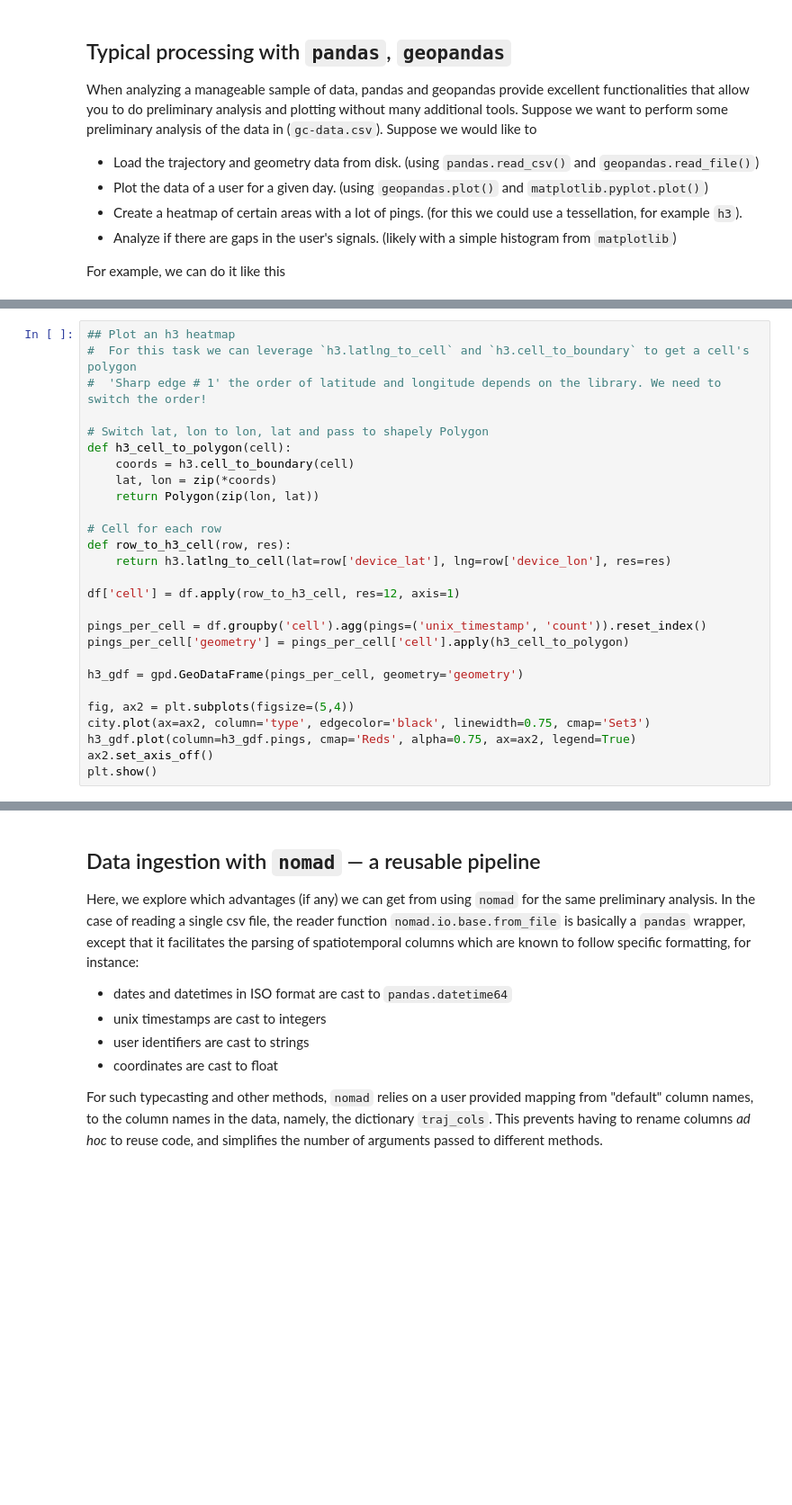
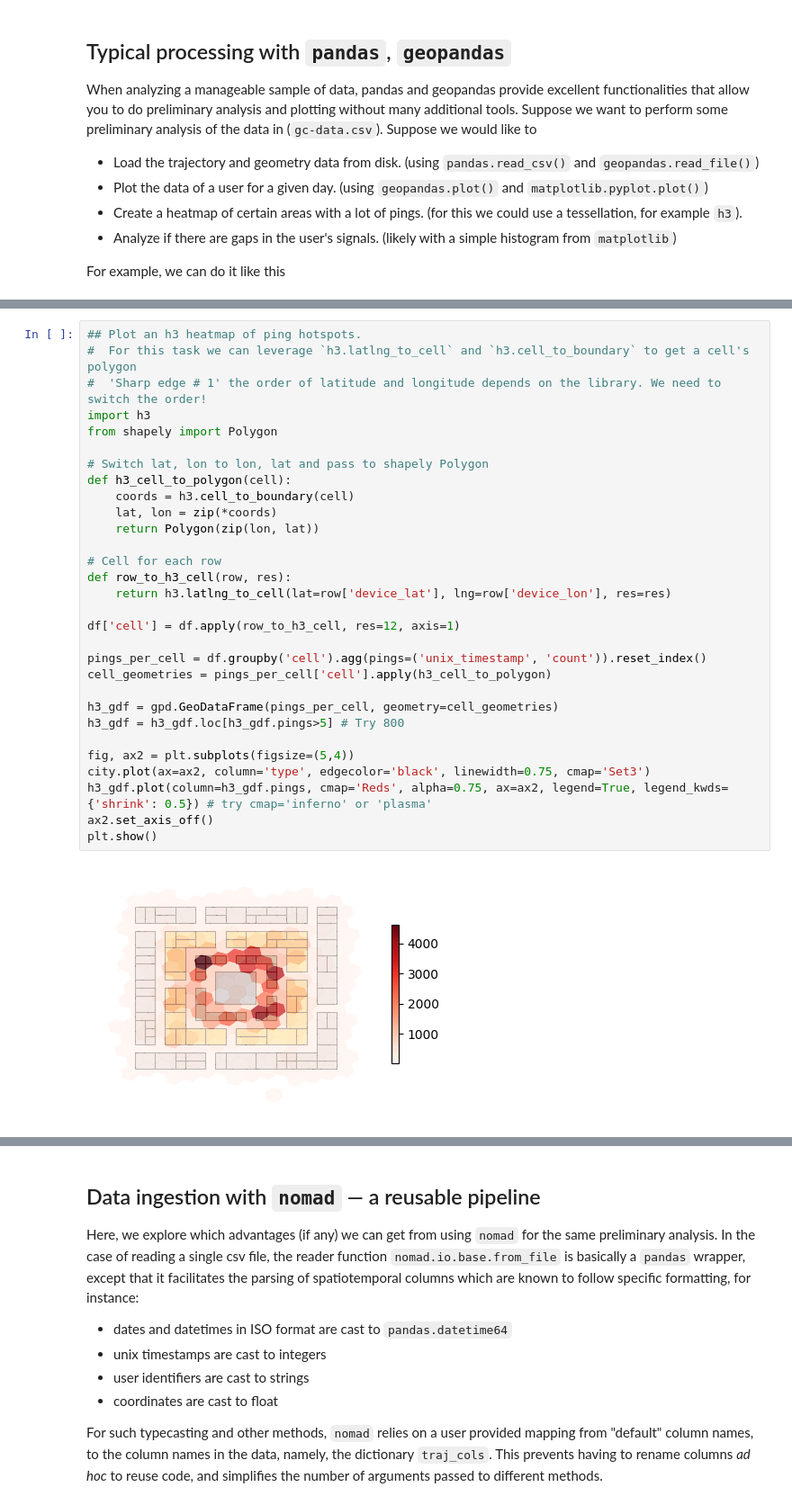
Before and after one commit to Watts-Lab/nomad, a Jupyter notebook: tutorials/IC2S2-2025/[1]ingesting-data.ipynb, the cells around one changed output, grey strips where cells are left out. Shown at 90% size. Drawn from its saved outputs; the diff is of its cells as text; blank space fills up the shorter version.

```diff
--- a/tutorials/IC2S2-2025/[1]ingesting-data.ipynb
+++ b/tutorials/IC2S2-2025/[1]ingesting-data.ipynb
@@ -66,30 +65,35 @@ plt.show()
 # %%
-## Plot an h3 heatmap
+## Plot an h3 heatmap of ping hotspots.
 #  For this task we can leverage `h3.latlng_to_cell` and `h3.cell_to_boundary` to get a cell's polygon
 #  'Sharp edge # 1' the order of latitude and longitude depends on the library. We need to switch the order!
+import h3
+from shapely import Polygon
 
 # Switch lat, lon to lon, lat and pass to shapely Polygon
 def h3_cell_to_polygon(cell):
     coords = h3.cell_to_boundary(cell)
     lat, lon = zip(*coords)
     return Polygon(zip(lon, lat))
 
 # Cell for each row
 def row_to_h3_cell(row, res):
     return h3.latlng_to_cell(lat=row['device_lat'], lng=row['device_lon'], res=res)
 
 df['cell'] = df.apply(row_to_h3_cell, res=12, axis=1)
 
 pings_per_cell = df.groupby('cell').agg(pings=('unix_timestamp', 'count')).reset_index()
-pings_per_cell['geometry'] = pings_per_cell['cell'].apply(h3_cell_to_polygon)
+cell_geometries = pings_per_cell['cell'].apply(h3_cell_to_polygon)
 
-h3_gdf = gpd.GeoDataFrame(pings_per_cell, geometry='geometry')
+h3_gdf = gpd.GeoDataFrame(pings_per_cell, geometry=cell_geometries)
+h3_gdf = h3_gdf.loc[h3_gdf.pings>5] # Try 800
 
 fig, ax2 = plt.subplots(figsize=(5,4))
 city.plot(ax=ax2, column='type', edgecolor='black', linewidth=0.75, cmap='Set3')
-h3_gdf.plot(column=h3_gdf.pings, cmap='Reds', alpha=0.75, ax=ax2, legend=True)
+h3_gdf.plot(column=h3_gdf.pings, cmap='Reds', alpha=0.75, ax=ax2, legend=True, legend_kwds={'shrink': 0.5}) # try cmap='inferno' or 'plasma'
 ax2.set_axis_off()
 plt.show()
+# %% [output]
+[figure, added]
 # %%
 ## Let's find the maximum temporal gap in the trajectory of each user
 # A simple pandas groupby on the unix_timestamp column (in seconds since epoch)
```
Also changed, not shown: parts of 11 cells of this notebook, 23 other files.
